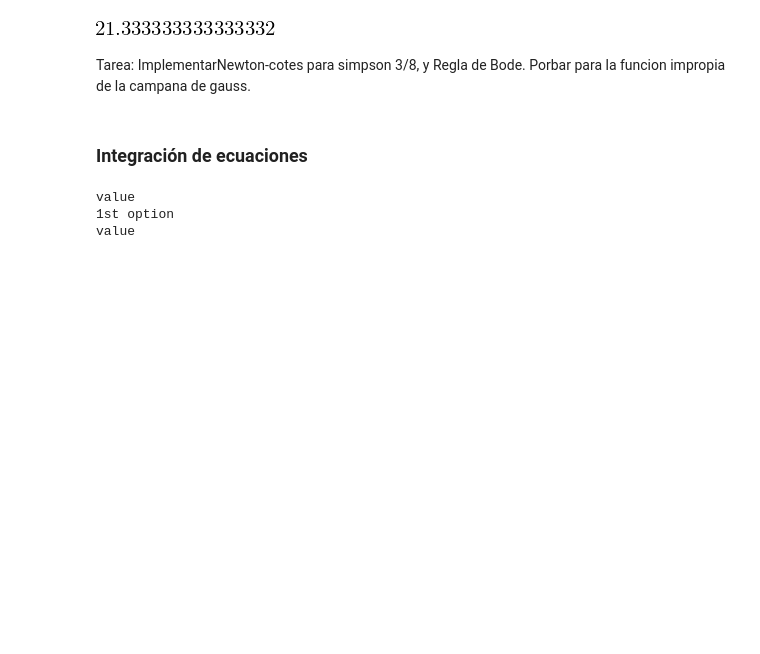
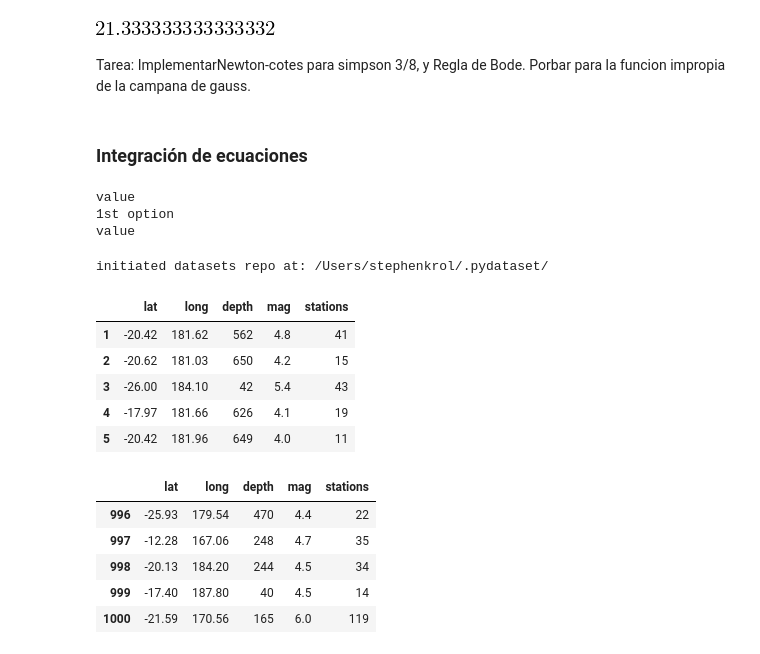
Before and after one commit to stivio00/NumericalMethodsJupyter, a Jupyter notebook: 4_calculo.ipynb, the cells around one changed output. Cells and saved outputs as stored; diff of their text form; code cells hidden in the pictures; blank space fills up the shorter version.

```diff
--- a/4_calculo.ipynb
+++ b/4_calculo.ipynb
@@ -174,0 +240,19 @@ value
+# %%
+from pydataset import data
+quakes = data('quakes')
+quakes.head()
+quakes.tail()
+# %% [output]
+initiated datasets repo at: /Users/stephenkrol/.pydataset/
+|  | lat | long | depth | mag | stations |
+| 1 | -20.42 | 181.62 | 562 | 4.8 | 41 |
+| 2 | -20.62 | 181.03 | 650 | 4.2 | 15 |
+| 3 | -26.00 | 184.10 | 42 | 5.4 | 43 |
+| 4 | -17.97 | 181.66 | 626 | 4.1 | 19 |
+| 5 | -20.42 | 181.96 | 649 | 4.0 | 11 |
+|  | lat | long | depth | mag | stations |
+| 996 | -25.93 | 179.54 | 470 | 4.4 | 22 |
+| 997 | -12.28 | 167.06 | 248 | 4.7 | 35 |
+| 998 | -20.13 | 184.20 | 244 | 4.5 | 34 |
+| 999 | -17.40 | 187.80 | 40 | 4.5 | 14 |
+| 1000 | -21.59 | 170.56 | 165 | 6.0 | 119 |
```
Also changed, not shown: parts of 4 cells of this notebook, 14 other files.
